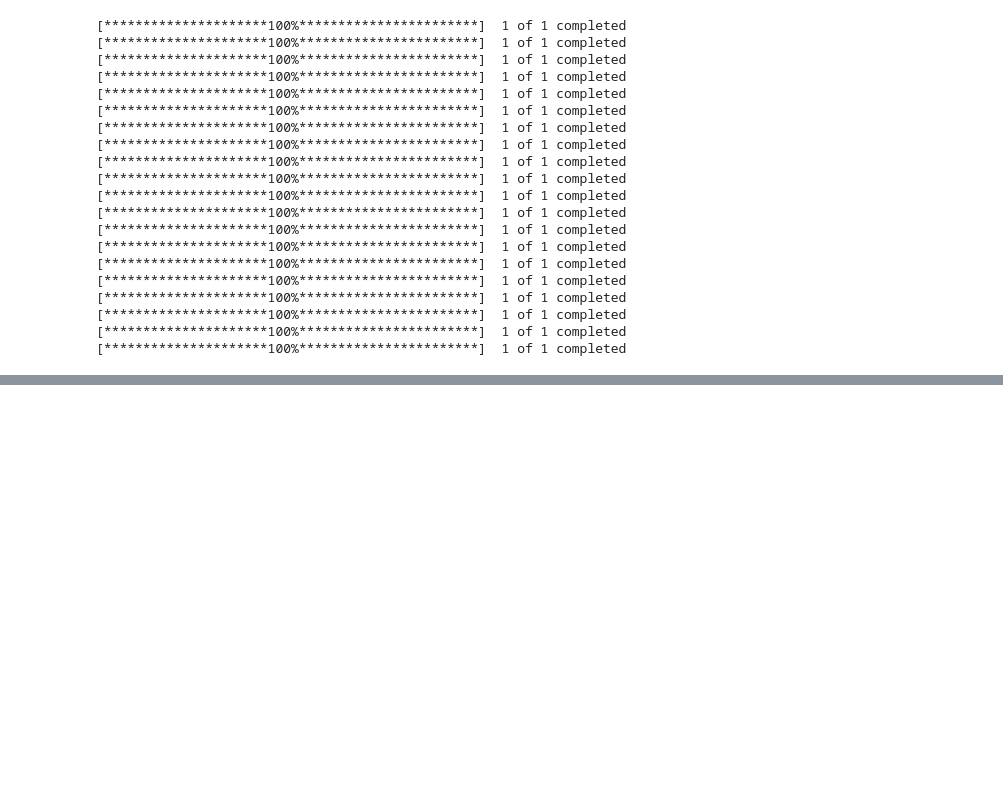
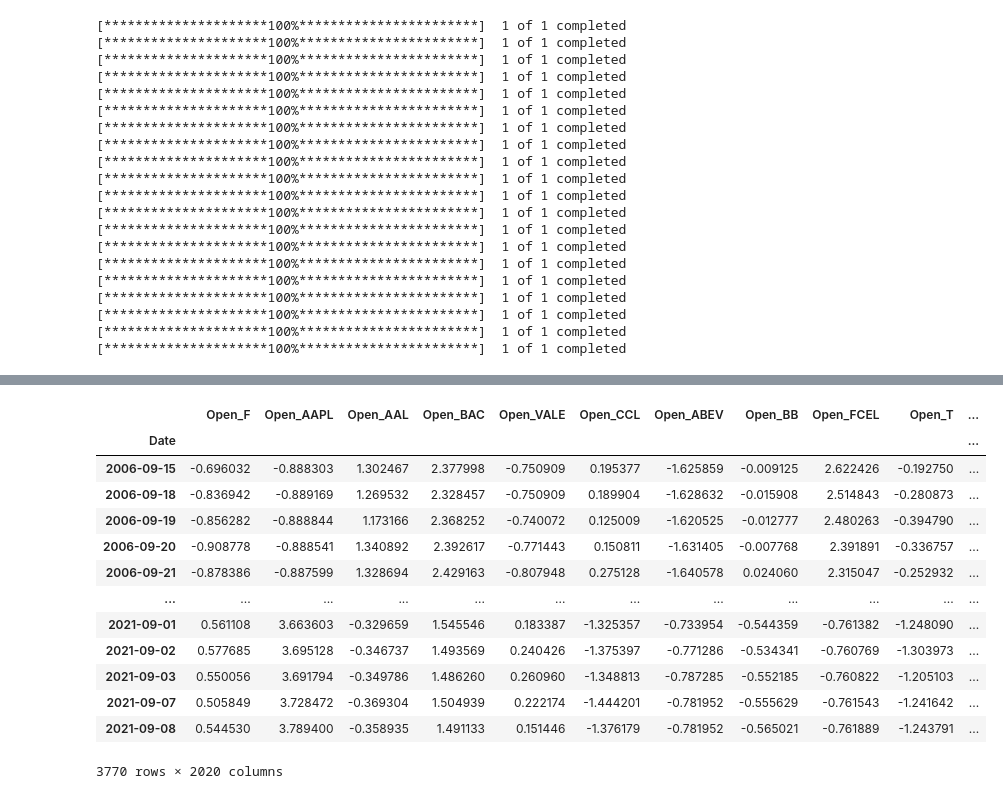
Before and after one commit to Olenek/nis-proekt, a Jupyter notebook: Untitled.ipynb, the cells around one changed output, grey strips where cells are left out. Saved outputs shown, nothing was run; the diff lists cells and outputs as text; code cells hidden in the pictures; blank space fills up the shorter version.

```diff
--- a/Untitled.ipynb
+++ b/Untitled.ipynb
@@ -179,0 +220,27 @@ TypeError: '('2011-09-08', slice(None, None, None))' is an invalid key
+# %%
+lag_to_difference = {}
+with_lags = normalized_df
+for i in range(1, 101):
+    lag_to_difference[i] = normalized_df.diff(i)
+    with_lags = pd.merge(with_lags,
+                         lag_to_difference[i],
+                         how='outer',
+                         suffixes=[None, f'_lag_{i}'],
+                         on='Date')
+# %%
+with_lags
+# %% [output]
+|  | Open_F | Open_AAPL | Open_AAL | Open_BAC | Open_VALE | Open_CCL | Open_ABEV | Open_BB | Open_FCEL | Open_T | ... |
+| Date |  |  |  |  |  |  |  |  |  |  | ... |
+| 2006-09-15 | -0.696032 | -0.888303 | 1.302467 | 2.377998 | -0.750909 | 0.195377 | -1.625859 | -0.009125 | 2.622426 | -0.192750 | ... |
+| 2006-09-18 | -0.836942 | -0.889169 | 1.269532 | 2.328457 | -0.750909 | 0.189904 | -1.628632 | -0.015908 | 2.514843 | -0.280873 | ... |
+| 2006-09-19 | -0.856282 | -0.888844 | 1.173166 | 2.368252 | -0.740072 | 0.125009 | -1.620525 | -0.012777 | 2.480263 | -0.394790 | ... |
+| 2006-09-20 | -0.908778 | -0.888541 | 1.340892 | 2.392617 | -0.771443 | 0.150811 | -1.631405 | -0.007768 | 2.391891 | -0.336757 | ... |
+| 2006-09-21 | -0.878386 | -0.887599 | 1.328694 | 2.429163 | -0.807948 | 0.275128 | -1.640578 | 0.024060 | 2.315047 | -0.252932 | ... |
+| ... | ... | ... | ... | ... | ... | ... | ... | ... | ... | ... | ... |
+| 2021-09-01 | 0.561108 | 3.663603 | -0.329659 | 1.545546 | 0.183387 | -1.325357 | -0.733954 | -0.544359 | -0.761382 | -1.248090 | ... |
+| 2021-09-02 | 0.577685 | 3.695128 | -0.346737 | 1.493569 | 0.240426 | -1.375397 | -0.771286 | -0.534341 | -0.760769 | -1.303973 | ... |
+| 2021-09-03 | 0.550056 | 3.691794 | -0.349786 | 1.486260 | 0.260960 | -1.348813 | -0.787285 | -0.552185 | -0.760822 | -1.205103 | ... |
+| 2021-09-07 | 0.505849 | 3.728472 | -0.369304 | 1.504939 | 0.222174 | -1.444201 | -0.781952 | -0.555629 | -0.761543 | -1.241642 | ... |
+| 2021-09-08 | 0.544530 | 3.789400 | -0.358935 | 1.491133 | 0.151446 | -1.376179 | -0.781952 | -0.565021 | -0.761889 | -1.243791 | ... |
+3770 rows × 2020 columns
```
Also changed, not shown: parts of 20 cells of this notebook, 1 other file.
